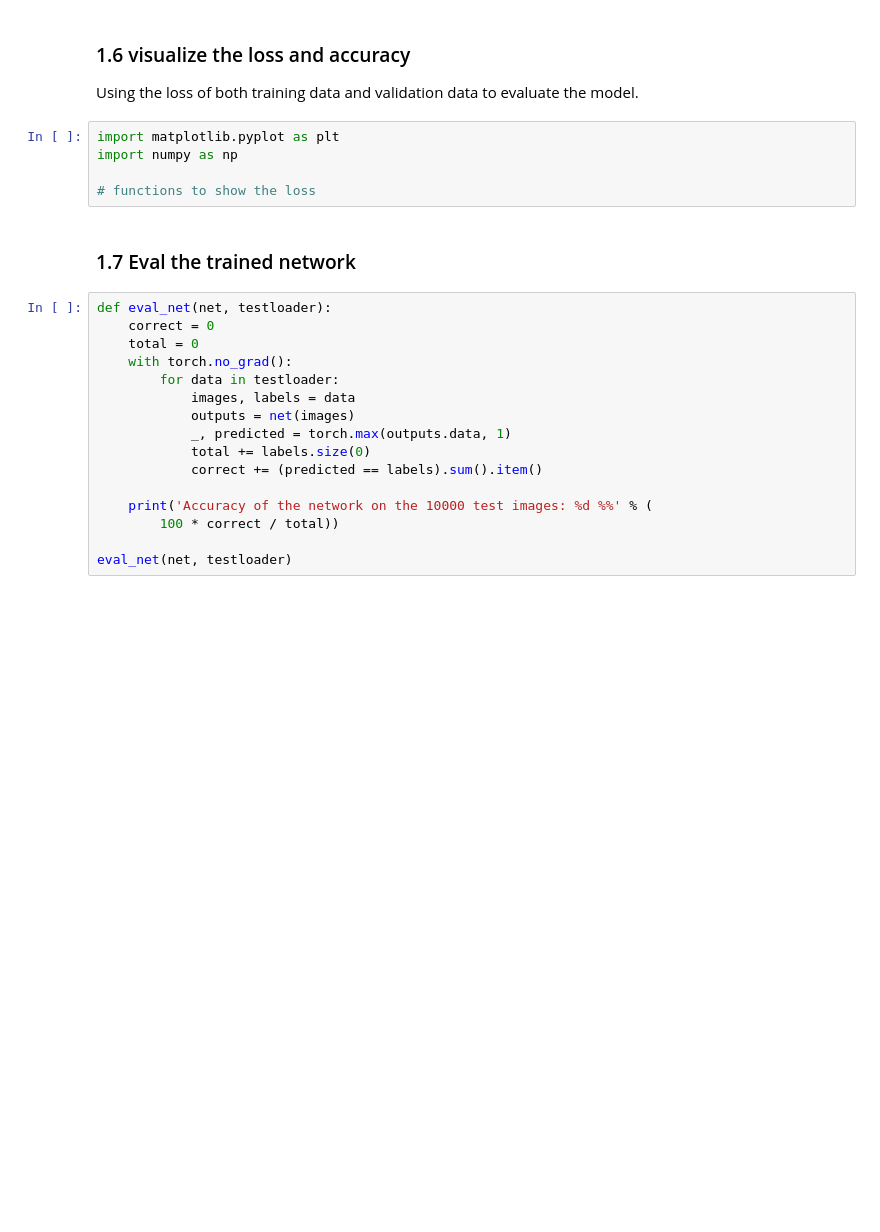
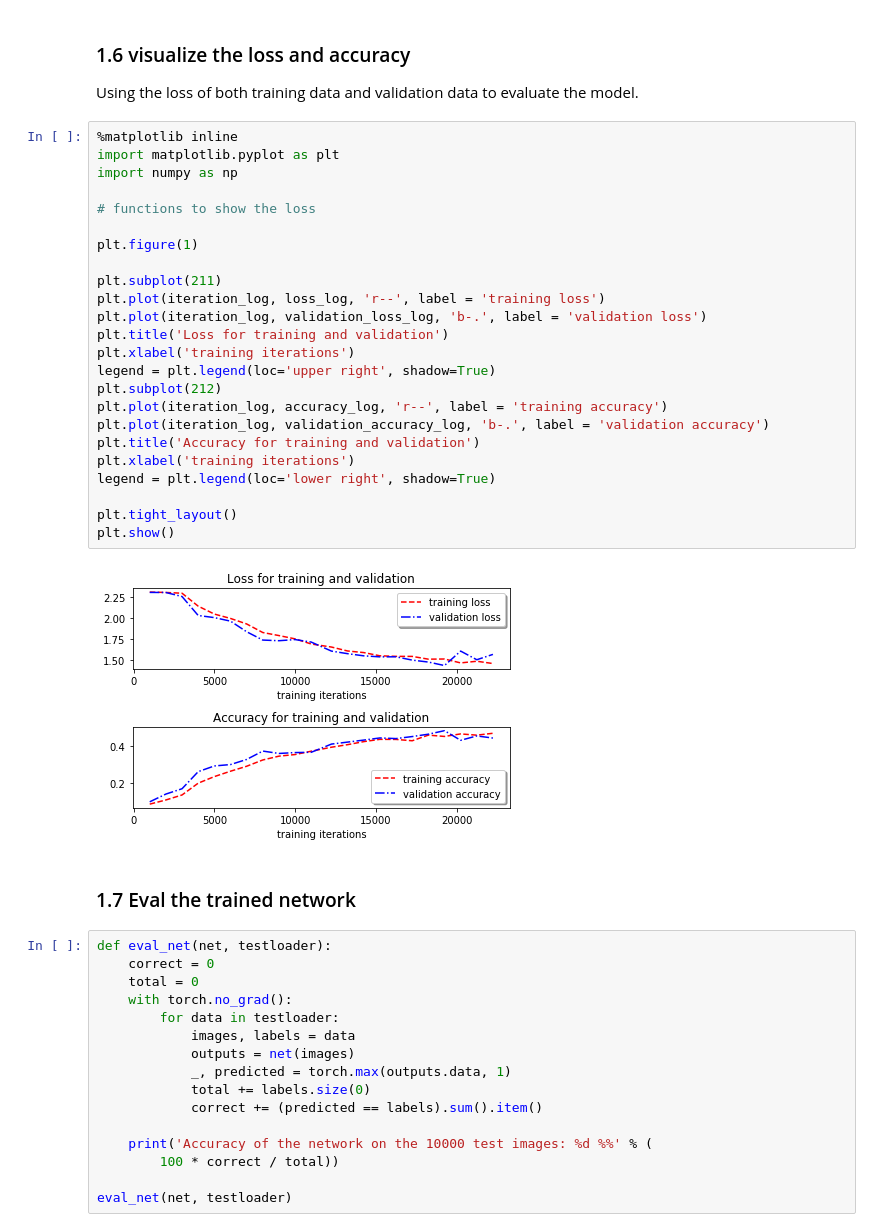
Before and after one commit to jbhewitt12/Deep-Learning-Project-1, a Jupyter notebook: project1.ipynb, the cells around one changed output. Cells and saved outputs as stored; diff of their text form; blank space fills up the shorter version.

```diff
--- a/project1.ipynb
+++ b/project1.ipynb
@@ -138,11 +206,32 @@ Finished Training
 # %% [markdown]
 ### 1.6 visualize the loss and accuracy
 Using the loss of both training data and validation data to evaluate the model.
-# %%
-import matplotlib.pyplot as plt
-import numpy as np
-
-# functions to show the loss
+# %%
+%matplotlib inline
+import matplotlib.pyplot as plt
+import numpy as np
+
+# functions to show the loss
+
+plt.figure(1)
+
+plt.subplot(211)
+plt.plot(iteration_log, loss_log, 'r--', label = 'training loss')
+plt.plot(iteration_log, validation_loss_log, 'b-.', label = 'validation loss')
+plt.title('Loss for training and validation')
+plt.xlabel('training iterations')
+legend = plt.legend(loc='upper right', shadow=True)
+plt.subplot(212)
+plt.plot(iteration_log, accuracy_log, 'r--', label = 'training accuracy')
+plt.plot(iteration_log, validation_accuracy_log, 'b-.', label = 'validation accuracy')
+plt.title('Accuracy for training and validation')
+plt.xlabel('training iterations')
+legend = plt.legend(loc='lower right', shadow=True)
+
+plt.tight_layout()
+plt.show()
+# %% [output]
+[figure, added]
 # %% [markdown]
 ### 1.7 Eval the trained network
 # %%
```
Also changed, not shown: parts of 5 cells of this notebook, 1 other file.
